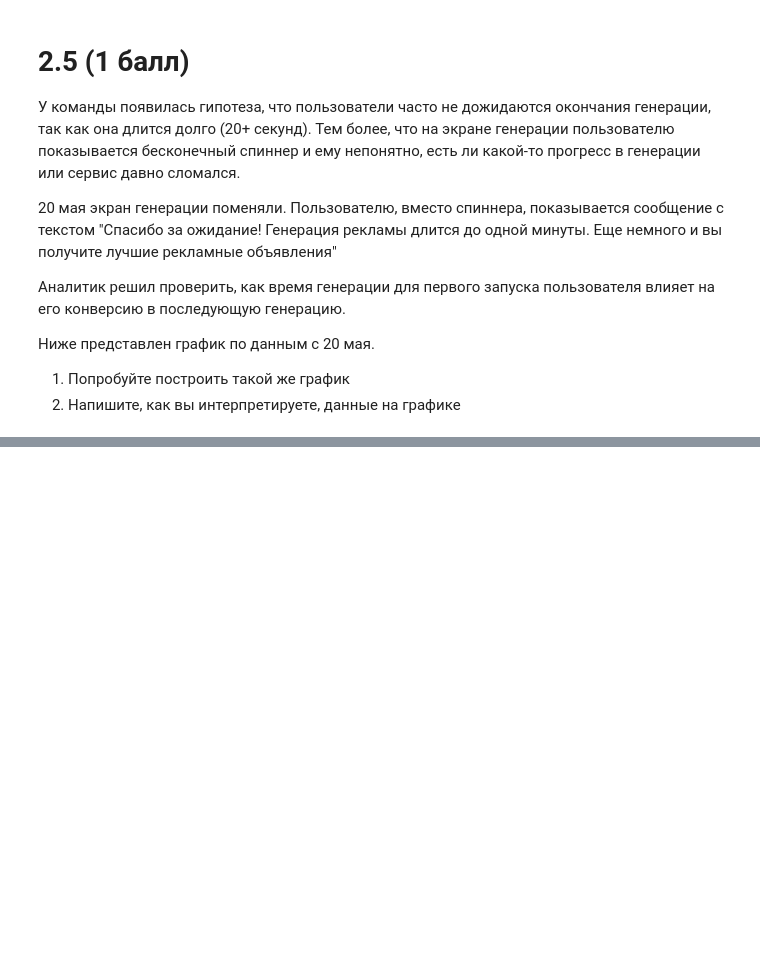
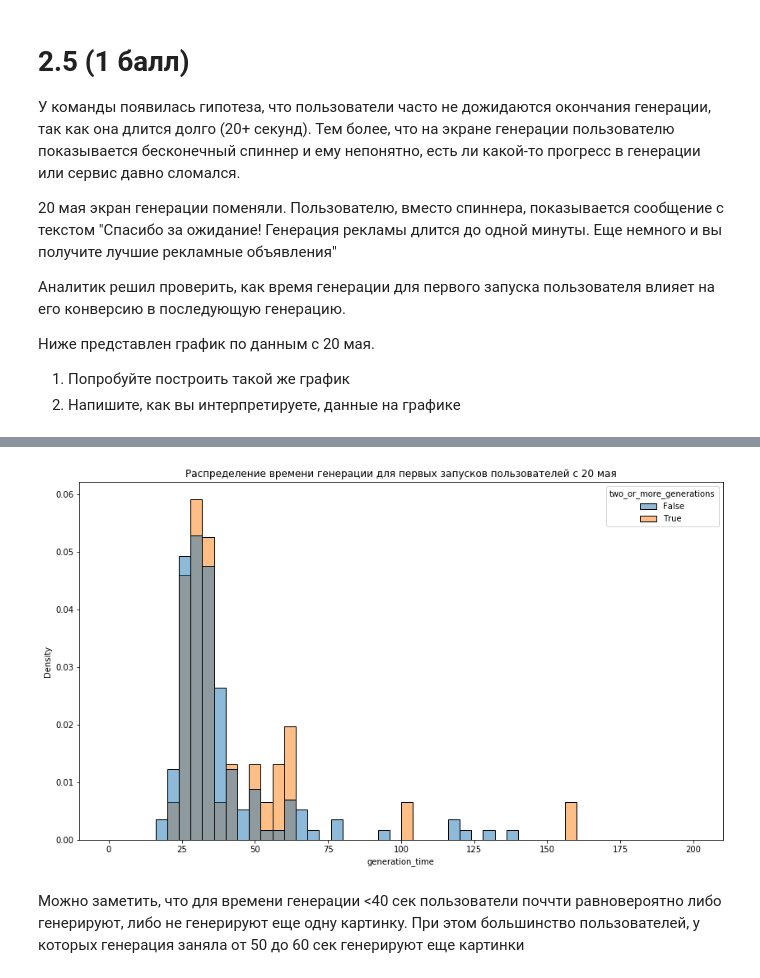
Before and after one commit to deouron/Yandex_product_analytics, a Jupyter notebook: Домашнее задание 2 (воронки, прогнозирование)/Часть 1/homework2.ipynb, the cells around one changed output, grey strips where cells are left out. Drawn from its saved outputs; the diff is of its cells as text; code cells hidden in the pictures; blank space fills up the shorter version.

```diff
--- a/Домашнее задание 2 (воронки, прогнозирование)/Часть 1/homework2.ipynb
+++ b/Домашнее задание 2 (воронки, прогнозирование)/Часть 1/homework2.ipynb
@@ -274,18 +279,20 @@ NameError: name 'res' is not defined
 # %% [markdown]
 ![res](2_5_ans.png)
-# %%
-import seaborn as sns
-import matplotlib.pyplot as plt
-
-# Фильтрация данных для первого запуска пользователя и двух и более генераций
-filtered_data = df[df['event_name'] == 'generate']
-filtered_data['two_or_more_generations'] = filtered_data.groupby('user_id')['event_name'].transform('count') >= 2
-
-# Построение графика
-plt.figure(figsize=(14, 8))
-sns.histplot(data=filtered_data, x='generation_time', hue='two_or_more_generations', stat='density', common_norm=False, binrange=(0, 200))
-plt.xlabel('Generation Time')
-plt.ylabel('Density')
-plt.title('Distribution of Generation Time for First User Launch')
-plt.legend(title='Two or More Generations', loc='upper right')
-plt.show()
+# %%
+import seaborn as sns
+import matplotlib.pyplot as plt
+
+pre_may_users = data[data['event_name'] == 'generate'][data['event_timestamp']
+                    .dt.date < pd.to_datetime('2023-05-20').date()]['user_id'].unique()
+
+filtered_data = filtered_data[~filtered_data['user_id'].isin(pre_may_users)][filtered_data['event_timestamp']
+                            .dt.date >= pd.to_datetime('2023-05-20').date()].reset_index(drop=True)
+
+res = filtered_data[filtered_data['event_name'] == 'generate'].drop_duplicates('user_id').reset_index(drop=True)
+
+res['two_or_more_generations'] = res['user_id'].isin(filtered_data[filtered_data['event_name'] == 'generate']
+    .groupby('user_id').filter(lambda x: len(x) >= 2)['user_id']).reset_index(drop=True)
+
+res = res.groupby('user_id').first().reset_index()
+res.dropna(subset=['generation_time'], inplace=True)
+res.sample(5)
@@ -291,0 +307,12 @@ plt.show()
+# %%
+plt.figure(figsize=(14, 8))
+sns.histplot(data=res, x='generation_time', hue='two_or_more_generations', stat='density',
+             common_norm=False, binrange=(0, 200))
+plt.xlabel('generation_time')
+plt.ylabel('Density')
+plt.title('Распределение времени генерации для первых запусков пользователей с 20 мая')
+plt.show()
+# %% [output]
+[figure, added]
+# %% [markdown]
+Можно заметить, что для времени генерации <40 сек пользователи поччти равновероятно либо генерируют, либо не генерируют еще одну картинку. При этом большинство пользователей, у которых генерация заняла от 50 до 60 сек генерируют еще картинки
```
Also changed, not shown: parts of 10 cells of this notebook, 5 other files.
